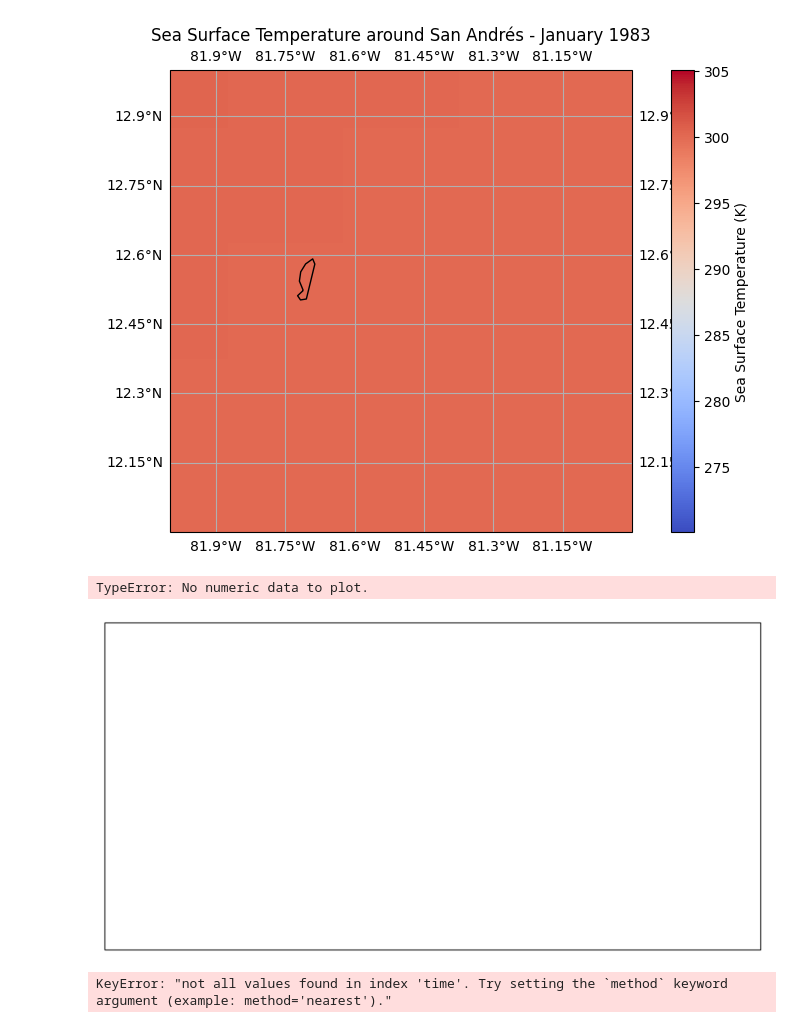
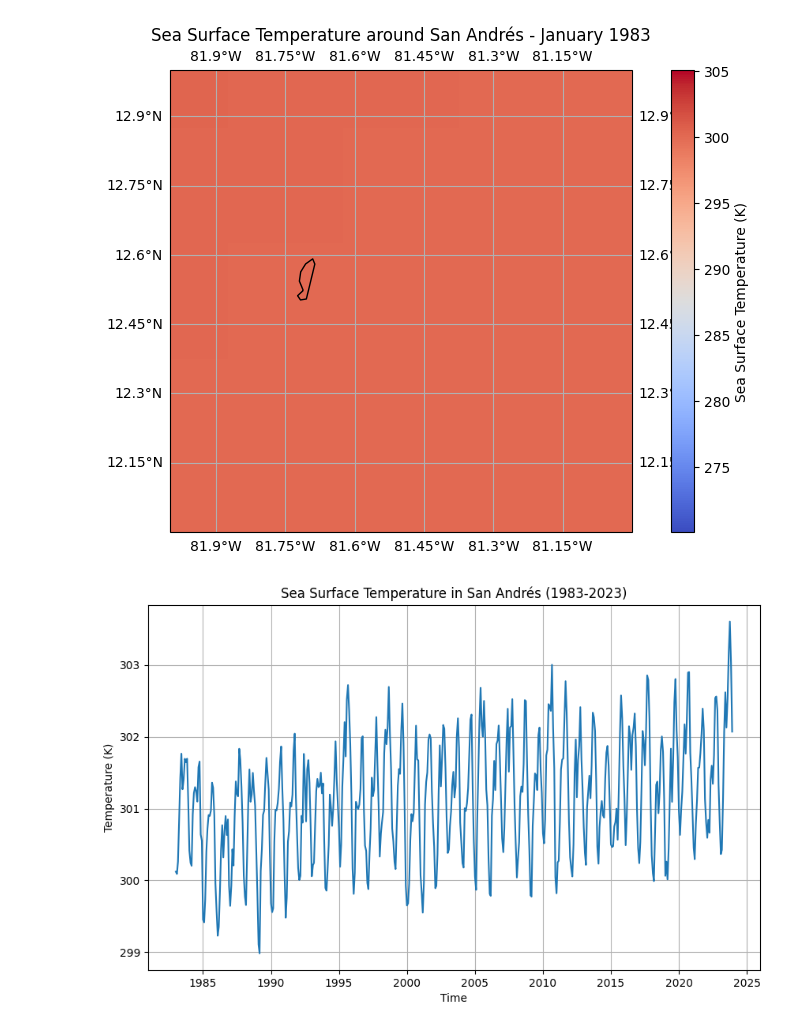
Before and after one commit to AnaRoldan99/ADA_2024, a Jupyter notebook: ADA.ipynb, the cells around one changed output. Drawn from its saved outputs; the diff is of its cells as text; code cells hidden in the pictures.

```diff
--- a/ADA.ipynb
+++ b/ADA.ipynb
@@ -125,79 +125,23 @@ plt.show()
 [figure]
 # %%
 import matplotlib.pyplot as plt
-
+#TEMPERATURASUPERFICIAL
 # Cargar el archivo NetCDF
 ds = xr.open_dataset('download.nc')  # Reemplaza 'download.nc' por el nombre de tu archivo
 
 # Seleccionar la variable de temperatura superficial del mar
-sst = ds['sea_surface_temperature']
+sst = ds['sst']
 
 # Seleccionar los datos de la ubicación cercana a San Andrés (12.58°N, -81.70°W)
 san_andres_data = sst.sel(latitude=12.58, longitude=-81.70, method='nearest')
 
 # Graficar la serie temporal de la temperatura superficial del mar en San Andrés
 plt.figure(figsize=(10, 6))
 san_andres_data.plot()
 plt.title('Sea Surface Temperature in San Andrés (1983-2023)')
 plt.ylabel('Temperature (K)')
 plt.xlabel('Time')
 plt.grid(True)
 plt.show()
+# %% [output]
+[figure, added]
-# %%
-
-
-# Seleccionar el punto de San Andrés, Colombia
-san_andres_data= ds.sel(latitude=12.58, longitude=-81.70, method='nearest')
-
-# Seleccionar una variable específica (por ejemplo, temperatura de la superficie del mar)
-sst = san_andres_data['sst']
-
-# Seleccionar un tiempo específico (puedes cambiar la fecha)
-sst_time = sst.sel(time='1983-01-16T16:00:00', method='nearest')
-plt.figure(figsize=(10, 6))
-ax = plt.axes(projection=ccrs.PlateCarree())
-
-# Graficar la temperatura en San Andrés
-sst_time.plot(ax=ax, transform=ccrs.PlateCarree(), cmap='coolwarm')
-
-# Añadir la costa y características del mapa
-ax.coastlines()
-ax.add_feature(ccrs.cartopy.feature.BORDERS, linestyle=':')
-ax.set_extent([-82, -81, 12, 13])  # Ajustar el zoom en San Andrés
-
-# Añadir título
-plt.title('Sea Surface Temperature in San Andrés - January 1983')
-
-# Mostrar el mapa
-plt.show()
-# %% [output]
-TypeError: No numeric data to plot.
-[figure, removed]
-# %%
-ds = xr.open_dataset('download.nc')
-
-# Seleccionar la variable específica (por ejemplo, temperatura de la superficie del mar)
-sst = ds['sst']
-
-# Seleccionar un tiempo específico (puedes cambiar la fecha)
-sst_time = sst.sel(time='1983-01-16T16:00:00')
-
-# Crear el gráfico con proyección global
-plt.figure(figsize=(12, 6))
-ax = plt.axes(projection=ccrs.Robinson())  # Puedes usar otras proyecciones como PlateCarree()
-
-# Graficar los datos globales
-sst_time.plot(ax=ax, transform=ccrs.PlateCarree(), cmap='coolwarm', cbar_kwargs={'label': 'Sea Surface Temperature (K)'})
-
-# Añadir características del mapa como costas y fronteras
-ax.coastlines()
-ax.add_feature(cfeature.BORDERS, linestyle=':')
-ax.gridlines(draw_labels=True)
-
-# Añadir título
-plt.title('Global Sea Surface Temperature - January 1983')
-
-# Mostrar el mapa
-plt.show()
-# %% [output]
-KeyError: "not all values found in index 'time'. Try setting the `method` keyword argument (example: method='nearest')."
```
Also changed, not shown: parts of 2 cells of this notebook.
